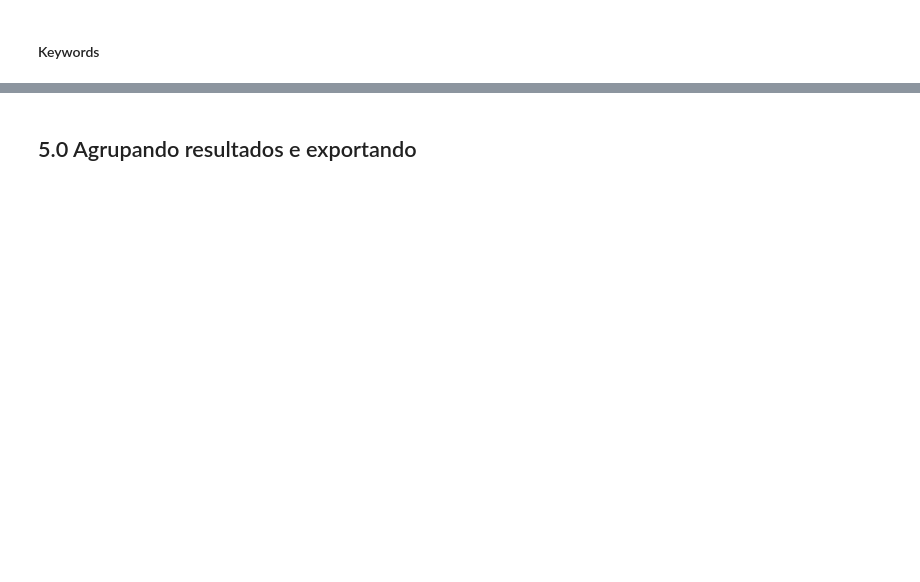
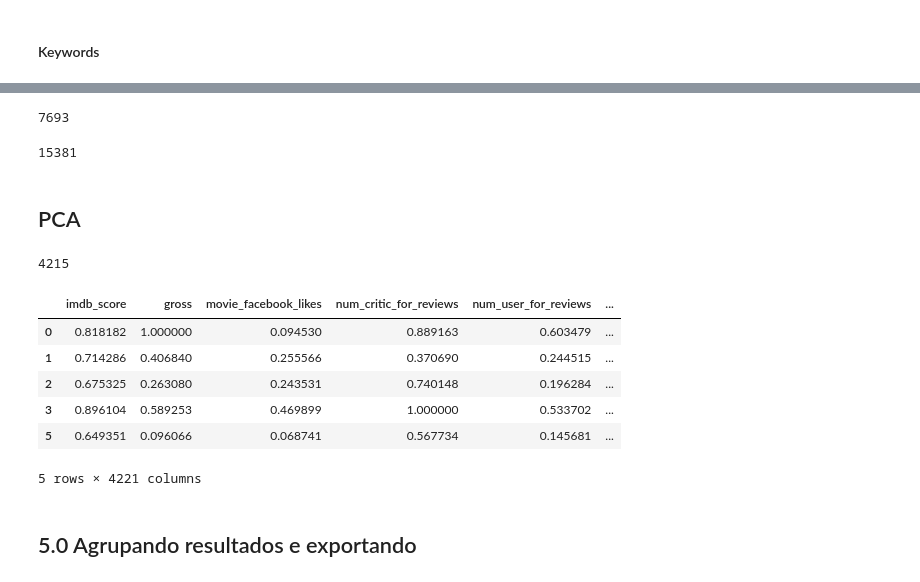
Before and after one commit to dcandrade/movie-data-mining, a Jupyter notebook: preprocessing/Preprocessing.ipynb, the cells around one changed output, grey strips where cells are left out. Cells and saved outputs as stored; diff of their text form; code cells hidden in the pictures; blank space fills up the shorter version.

```diff
--- a/preprocessing/Preprocessing.ipynb
+++ b/preprocessing/Preprocessing.ipynb
@@ -889,12 +985,41 @@ len(vocabulary)
 # %%
-vect_keywords = genre_vectorizer.transform(keywords.values)
-keywords_binary_df = pd.DataFrame(vect_keywords.toarray())
+vect_keywords = keyword_vectorizer.transform(keywords)
+keywords_binary_df = pd.DataFrame(vect_keywords.todense())
 keywords_binary_df.rename(lambda x: 'keyword_'+vocabulary[int(x)], axis='columns', inplace=True)
-keywords_binary_df.head()
+len(keywords_binary_df.loc[0])
+# %% [output]
+7693
 # %%
 # Colocando de volta no Dataframe
-categorical_df.drop('plot_keywords', axis='columns', inplace=True)
-categorical_df = categorical_df.join(keywords_binary_df)
-categorical_df.head()
+movies_df.drop('plot_keywords', axis='columns', inplace=True)
+movies_df = movies_df.join(keywords_binary_df)
+#movies_df.head()
+len(movies_df.loc[0])
+# %% [output]
+15381
+# %% [markdown]
+## PCA
+# %%
+y_columns = ['imdb_score','gross', 'movie_facebook_likes', 'num_critic_for_reviews', 'num_user_for_reviews', 'num_voted_users']
+movies_df.dropna(inplace=True)
+Y_df = movies_df[y_columns]
+X_df = movies_df.drop(y_columns, axis='columns')
+# %%
+from sklearn.decomposition import PCA
+pca = PCA()
+X = pca.fit_transform(X_df)
+# %%
+print(len(X[0]))
+result = Y_df.join(pd.DataFrame(X))
+result.head()
+# %% [output]
+4215
+|  | imdb_score | gross | movie_facebook_likes | num_critic_for_reviews | num_user_for_reviews | ... |
+| 0 | 0.818182 | 1.000000 | 0.094530 | 0.889163 | 0.603479 | ... |
+| 1 | 0.714286 | 0.406840 | 0.255566 | 0.370690 | 0.244515 | ... |
+| 2 | 0.675325 | 0.263080 | 0.243531 | 0.740148 | 0.196284 | ... |
+| 3 | 0.896104 | 0.589253 | 0.469899 | 1.000000 | 0.533702 | ... |
+| 5 | 0.649351 | 0.096066 | 0.068741 | 0.567734 | 0.145681 | ... |
+5 rows × 4221 columns
 # %% [markdown]
 ## 5.0 Agrupando resultados e exportando
```
Also changed, not shown: parts of 23 cells of this notebook.
